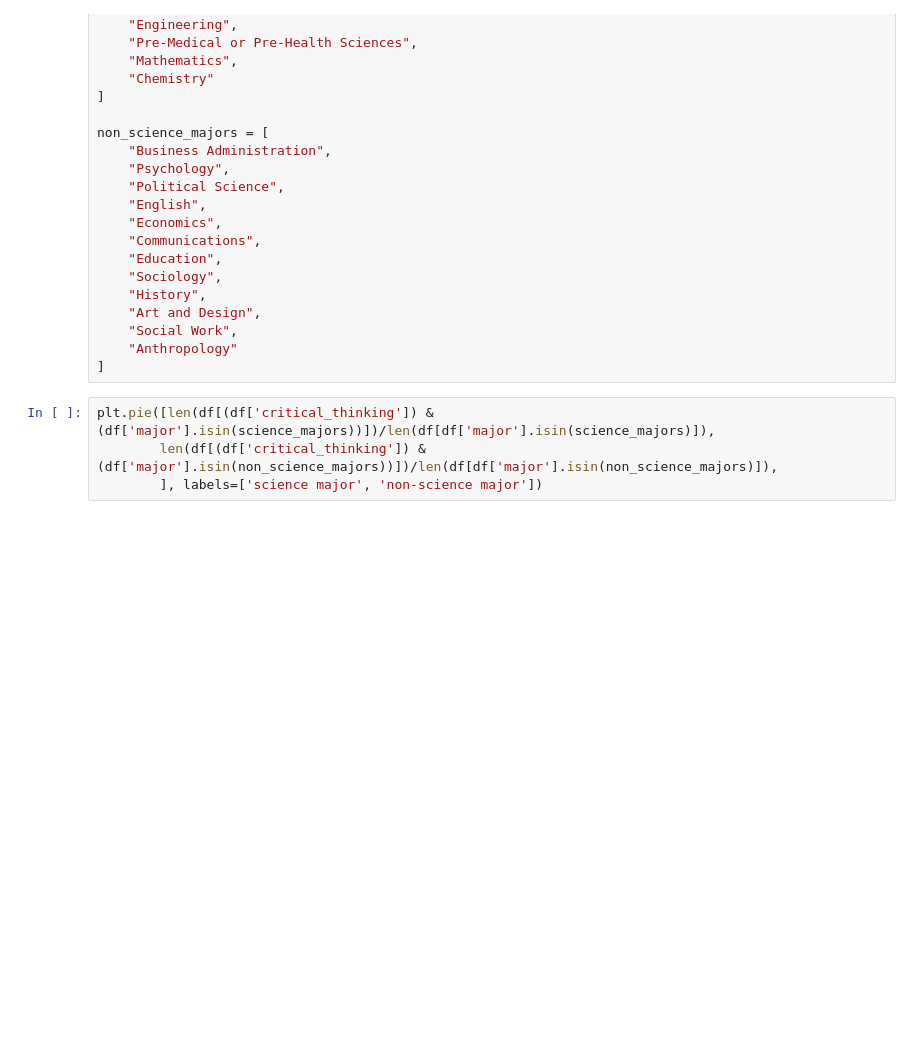
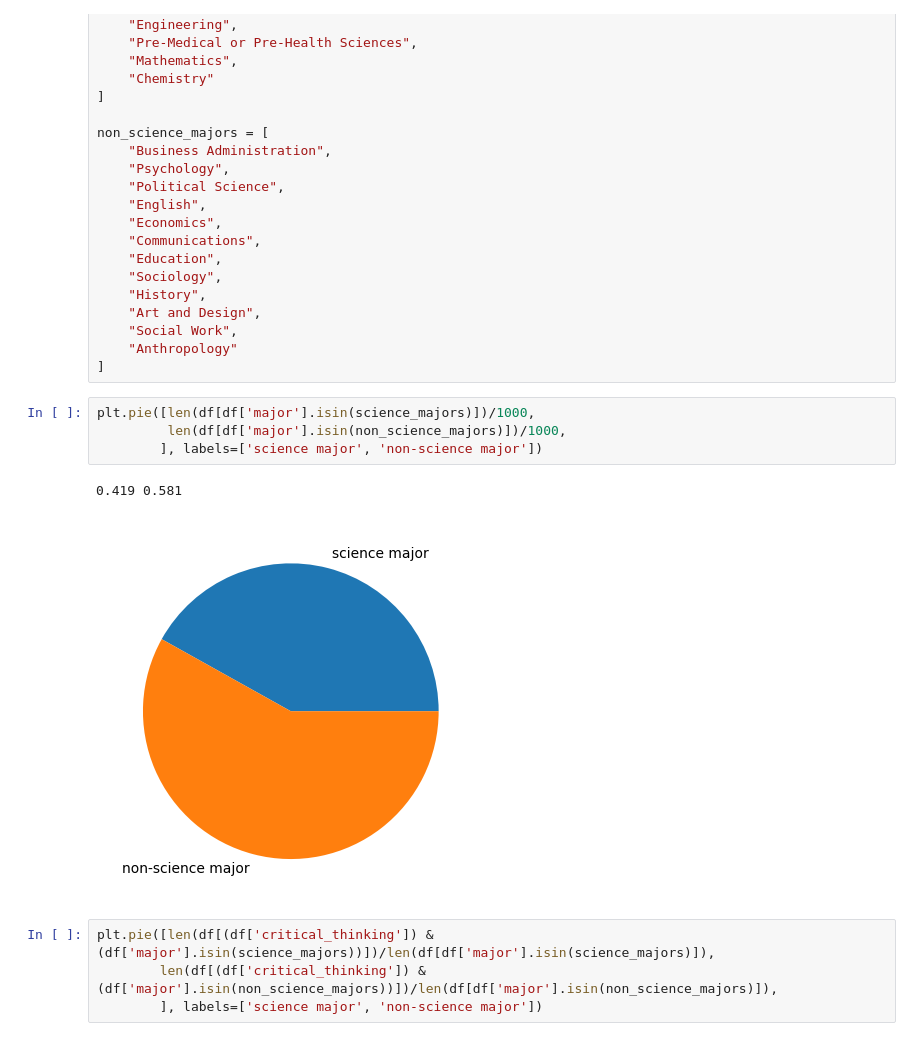
Before and after one commit to tanqiyuaneric/interview_simulation, a Jupyter notebook: classification.ipynb, the cells around one changed output. Drawn from its saved outputs; the diff is of its cells as text; blank space fills up the shorter version.

```diff
--- a/classification.ipynb
+++ b/classification.ipynb
@@ -83,6 +83,13 @@ non_science_majors = [
     "Social Work",
     "Anthropology"
 ]
+# %%
+plt.pie([len(df[df['major'].isin(science_majors)])/1000,
+         len(df[df['major'].isin(non_science_majors)])/1000,
+        ], labels=['science major', 'non-science major'])
+# %% [output]
+0.419 0.581
+[figure, added]
 # %%
 plt.pie([len(df[(df['critical_thinking']) & (df['major'].isin(science_majors))])/len(df[df['major'].isin(science_majors)]),
         len(df[(df['critical_thinking']) & (df['major'].isin(non_science_majors))])/len(df[df['major'].isin(non_science_majors)]),
```
Also changed, not shown: parts of 6 cells of this notebook, 4 other files.
